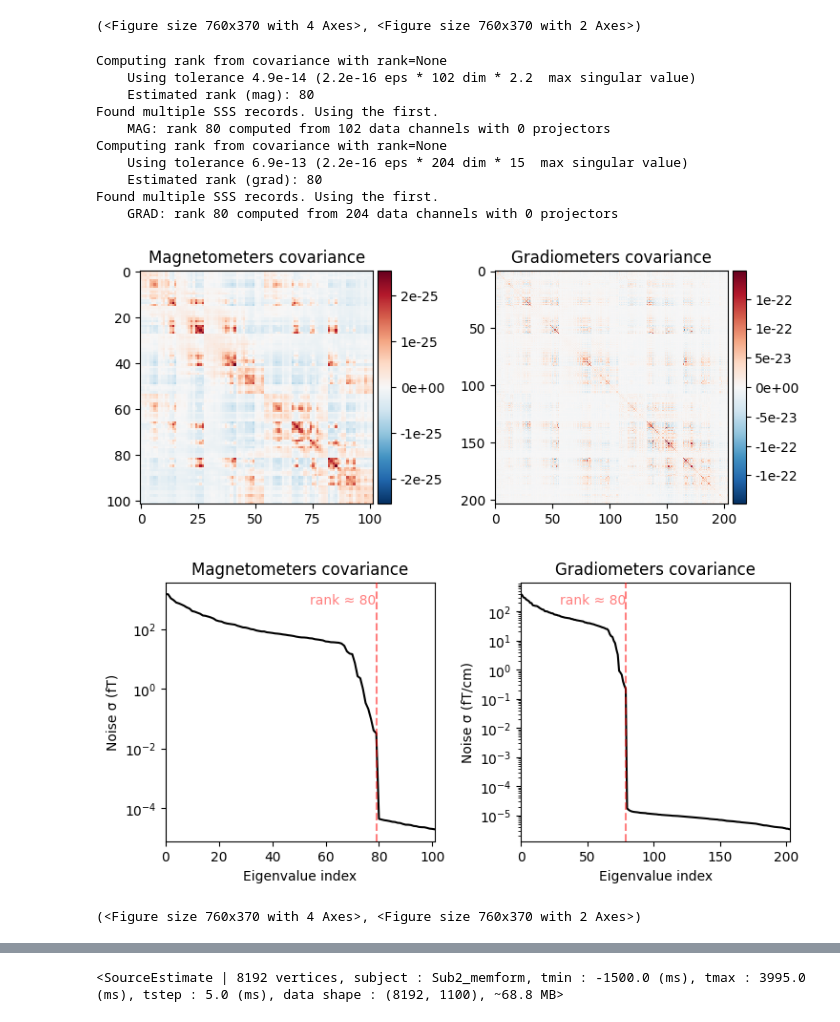
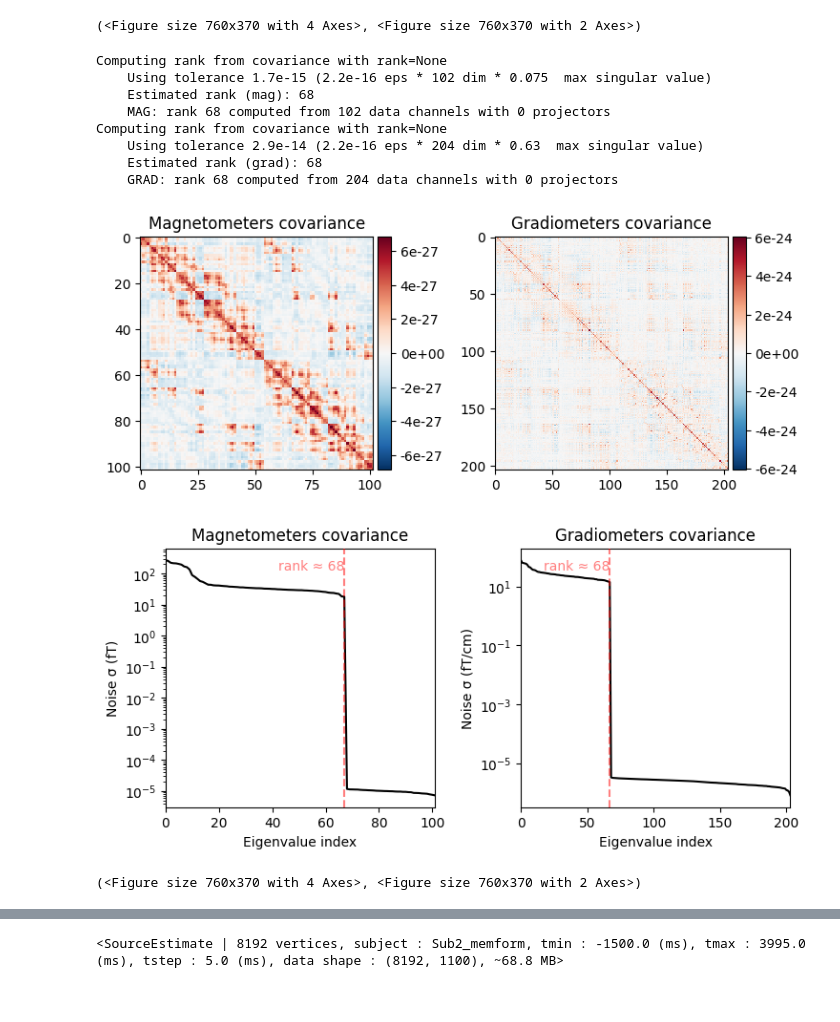
Before and after one commit to bonokat/memory_formation, a Jupyter notebook: dirty_field/src_rec.ipynb, the cells around one changed output, grey strips where cells are left out. Drawn from its saved outputs; the diff is of its cells as text; code cells hidden in the pictures.

```diff
--- a/dirty_field/src_rec.ipynb
+++ b/dirty_field/src_rec.ipynb
@@ -58,6 +93,5 @@ trans = mne.read_trans(trans_path)
 # %%
-
 src = mne.setup_source_space(
-    subject, spacing='oct4', add_dist='patch',
-    subjects_dir=subjects_dir)
+    subject, spacing='oct6', add_dist='patch',
+    subjects_dir=subjects_mri_dir)
 print(src)
@@ -84,2 +149,0 @@ mne.viz.plot_alignment(info, trans, subject=subject, dig=True,
-# %%
-src = mne.setup_source_space(subject, spacing='oct6', add_dist='patch', subjects_dir=subjects_dir)
@@ -107,7 +167,7 @@ Using surface: D:\Ekaterina_Voevodina\MRI_FS\Sub2_memform\bem\outer_skull.surf
 Using surface: D:\Ekaterina_Voevodina\MRI_FS\Sub2_memform\bem\outer_skin.surf
 [figure]
 # %%
-fig = mne.viz.plot_alignment(subject=subject, subjects_dir=subjects_dir,
+fig = mne.viz.plot_alignment(subject=subject, subjects_dir=subjects_mri_dir,
                              surfaces='white', coord_frame='mri',
                              src=src)
 mne.viz.set_3d_view(fig, azimuth=173.78, elevation=101.75,
@@ -163,0 +280,12 @@ Number of samples used : 21210
+# %%
+#! CHANGED
+empty_room_file =  mne.io.read_raw_fif('D:\\Ekaterina_Voevodina\\memory_formation\\data\\subjects\\empty_room_tsss.fif', preload=True)
+empty_room_file = empty_room_file.resample(200)
+
+
+empty_room_filt = empty_room_file.copy()\
+    .filter(l_freq=.5, h_freq=90)\
+    .notch_filter(50) # filter data
+
+noise_cov = mne.compute_raw_covariance(
+    empty_room_filt, tmin=0, tmax=None)
@@ -178,18 +378,16 @@ Found multiple SSS records. Using the first.
 [figure]
 (<Figure size 760x370 with 4 Axes>, <Figure size 760x370 with 2 Axes>)
 # %%
-noise_cov.plot(epochs.info)
+noise_cov.plot(empty_room_filt.info)
 # %% [output]
 Computing rank from covariance with rank=None
-    Using tolerance 4.9e-14 (2.2e-16 eps * 102 dim * 2.2  max singular value)
-    Estimated rank (mag): 80
-Found multiple SSS records. Using the first.
-    MAG: rank 80 computed from 102 data channels with 0 projectors
+    Using tolerance 1.7e-15 (2.2e-16 eps * 102 dim * 0.075  max singular value)
+    Estimated rank (mag): 68
+    MAG: rank 68 computed from 102 data channels with 0 projectors
 Computing rank from covariance with rank=None
-    Using tolerance 6.9e-13 (2.2e-16 eps * 204 dim * 15  max singular value)
-    Estimated rank (grad): 80
-Found multiple SSS records. Using the first.
-    GRAD: rank 80 computed from 204 data channels with 0 projectors
+    Using tolerance 2.9e-14 (2.2e-16 eps * 204 dim * 0.63  max singular value)
+    Estimated rank (grad): 68
+    GRAD: rank 68 computed from 204 data channels with 0 projectors
-[figure, old version]
+[figure, new version]
-[figure, old version]
+[figure, new version]
 (<Figure size 760x370 with 4 Axes>, <Figure size 760x370 with 2 Axes>)
```
Also changed, not shown: parts of 47 cells of this notebook, 4 other files.
